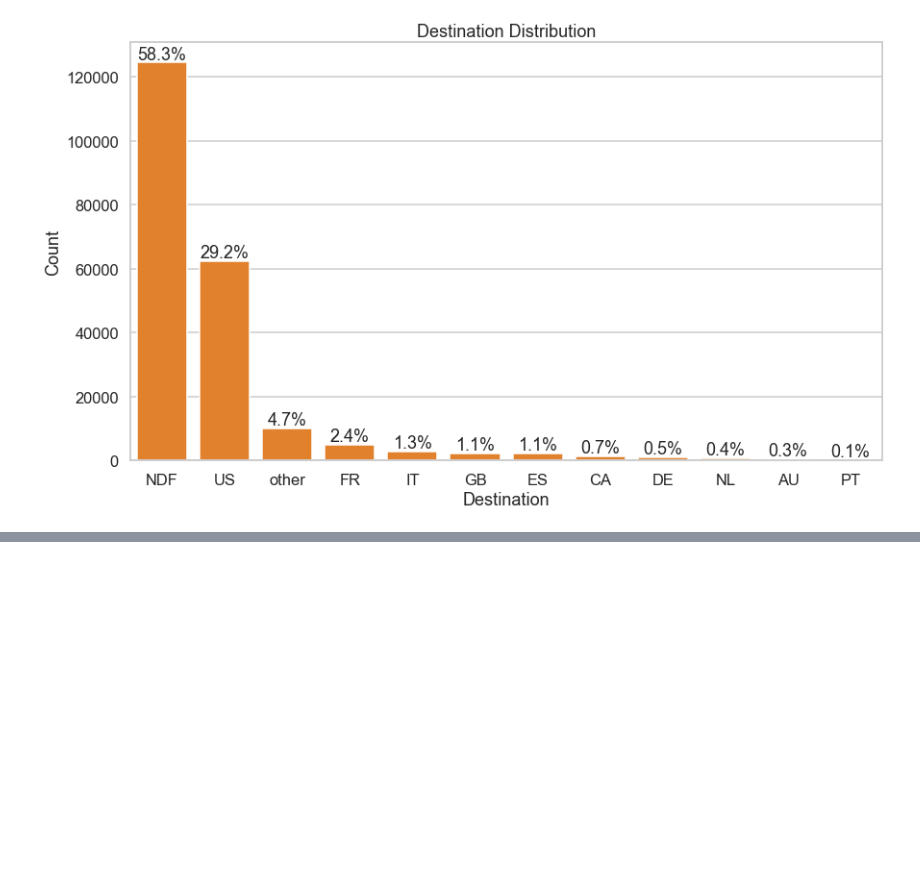
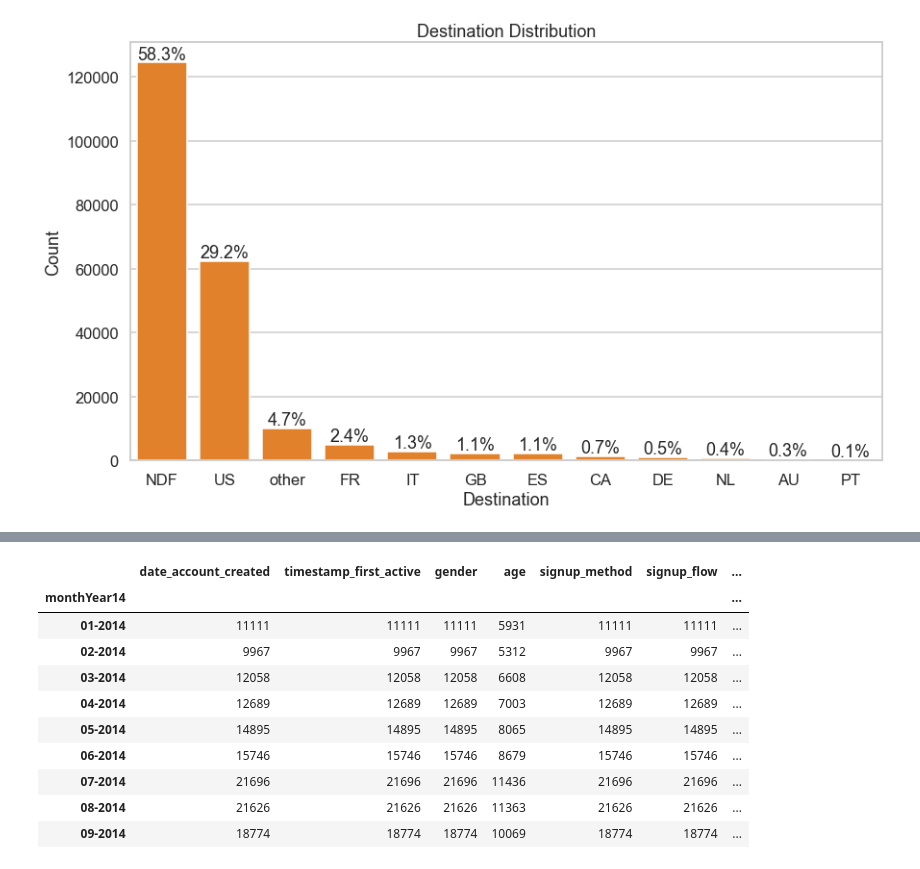
Before and after one commit to seachan94/Kaggle, a Jupyter notebook: AIrbnb/Airbnb.ipynb, the cells around one changed output, grey strips where cells are left out. Cells and saved outputs as stored; diff of their text form; code cells hidden in the pictures; blank space fills up the shorter version.

```diff
--- a/AIrbnb/Airbnb.ipynb
+++ b/AIrbnb/Airbnb.ipynb
@@ -152,0 +174,18 @@ for i in range(order2.shape[0]):
+# %%
+df_month = df_all[df_all['date_account_created'].dt.year == 2014]
+df_month['monthYear14'] = df_month['date_account_created'].map(
+    lambda x: x.strftime('%m-%Y'))
+df_month = df_month.groupby('monthYear14').count()
+df_month
+# %% [output]
+|  | date_account_created | timestamp_first_active | gender | age | signup_method | signup_flow | ... |
+| monthYear14 |  |  |  |  |  |  | ... |
+| 01-2014 | 11111 | 11111 | 11111 | 5931 | 11111 | 11111 | ... |
+| 02-2014 | 9967 | 9967 | 9967 | 5312 | 9967 | 9967 | ... |
+| 03-2014 | 12058 | 12058 | 12058 | 6608 | 12058 | 12058 | ... |
+| 04-2014 | 12689 | 12689 | 12689 | 7003 | 12689 | 12689 | ... |
+| 05-2014 | 14895 | 14895 | 14895 | 8065 | 14895 | 14895 | ... |
+| 06-2014 | 15746 | 15746 | 15746 | 8679 | 15746 | 15746 | ... |
+| 07-2014 | 21696 | 21696 | 21696 | 11436 | 21696 | 21696 | ... |
+| 08-2014 | 21626 | 21626 | 21626 | 11363 | 21626 | 21626 | ... |
+| 09-2014 | 18774 | 18774 | 18774 | 10069 | 18774 | 18774 | ... |
```
Also changed, not shown: parts of 7 cells of this notebook.
